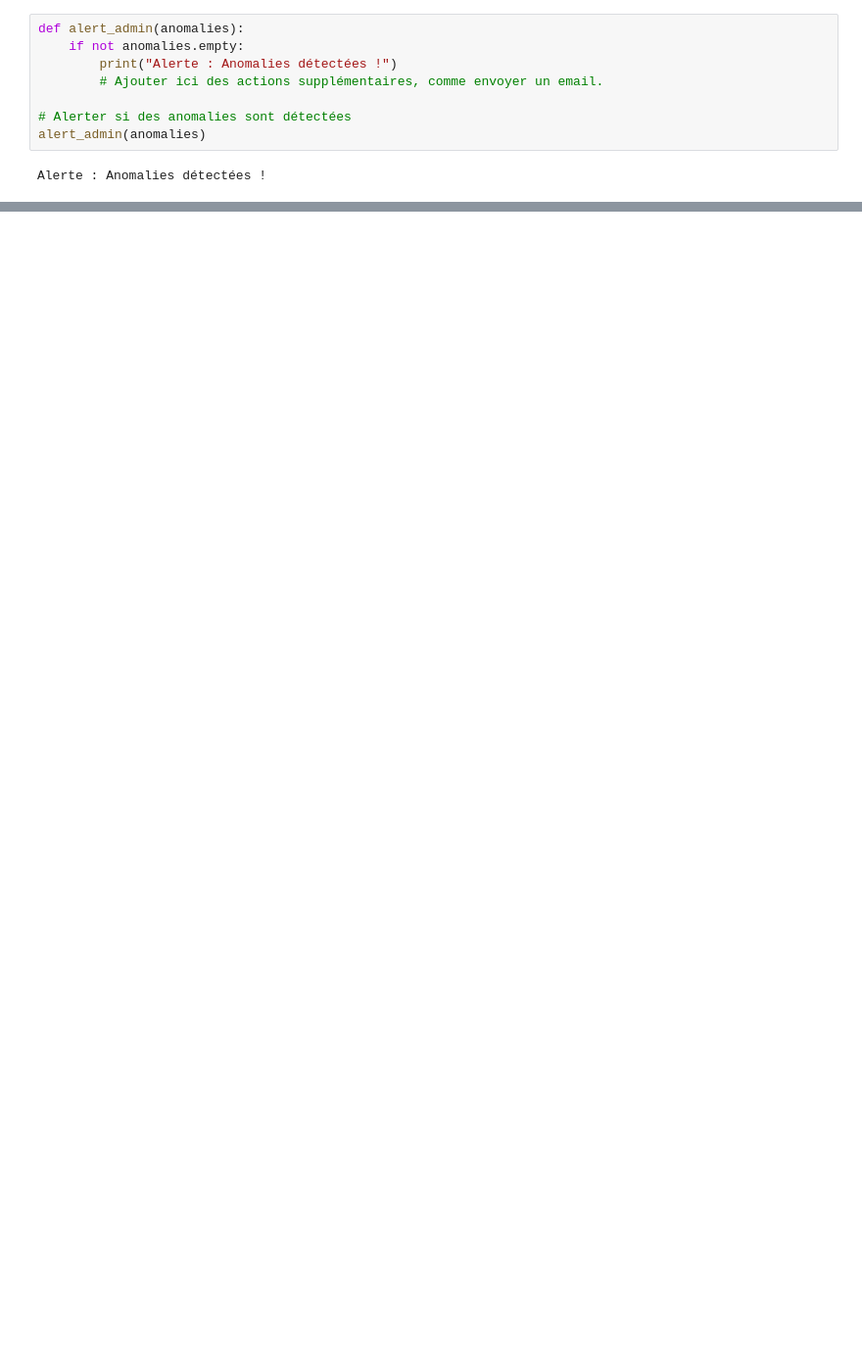
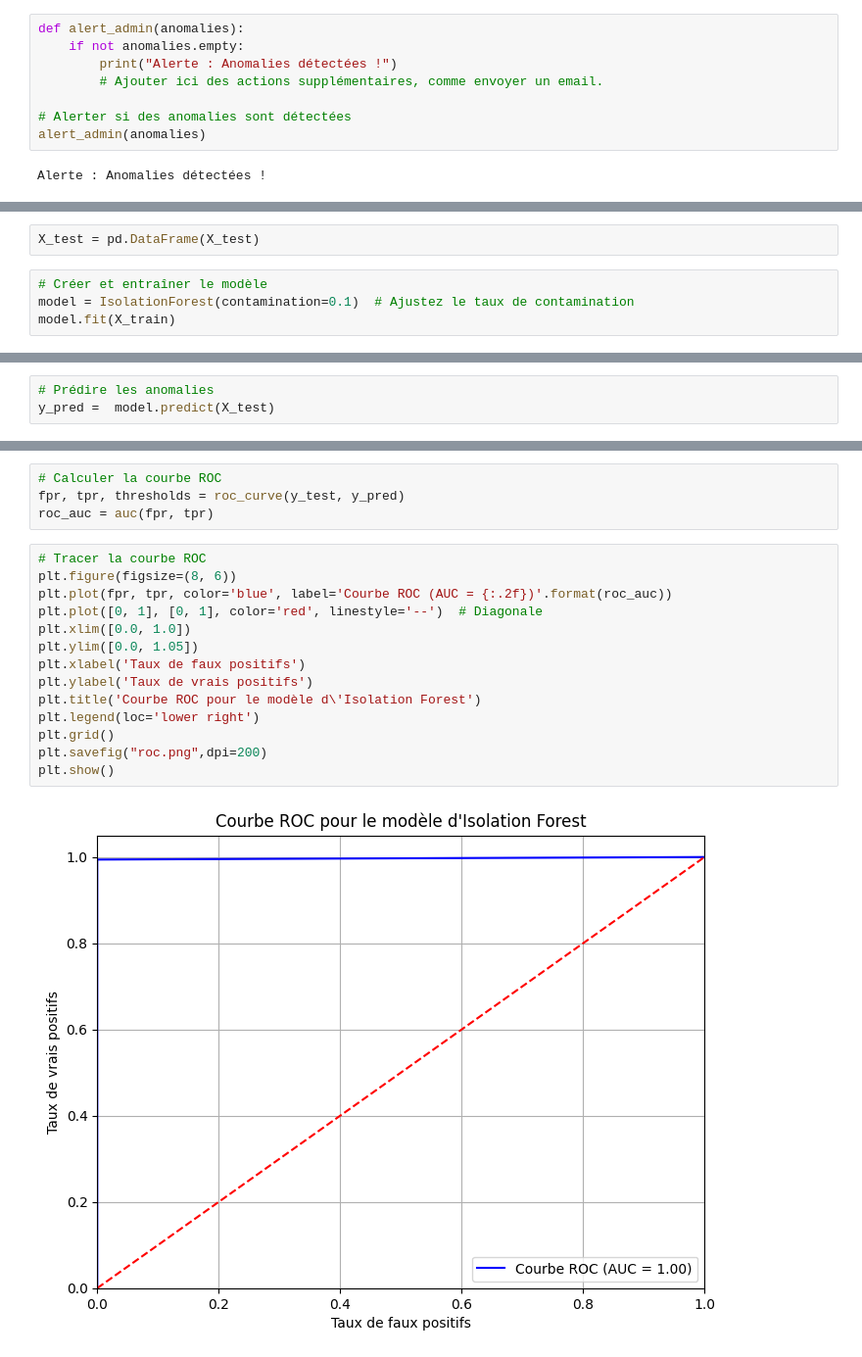
Before and after one commit to Ketsiamwanza/detection-anomalie, a Jupyter notebook: Untitled.ipynb, the cells around one changed output, grey strips where cells are left out. Shown at 98% size. Drawn from its saved outputs; the diff is of its cells as text; blank space fills up the shorter version.

```diff
--- a/Untitled.ipynb
+++ b/Untitled.ipynb
@@ -199,0 +233,6 @@ Alerte : Anomalies détectées !
+# %%
+X_test = pd.DataFrame(X_test)
+# %%
+# Créer et entraîner le modèle
+model = IsolationForest(contamination=0.1)  # Ajustez le taux de contamination
+model.fit(X_train)
@@ -199,0 +241,3 @@ Alerte : Anomalies détectées !
+# %%
+# Prédire les anomalies
+y_pred =  model.predict(X_test)
@@ -199,0 +260,20 @@ Alerte : Anomalies détectées !
+# %%
+# Calculer la courbe ROC
+fpr, tpr, thresholds = roc_curve(y_test, y_pred)
+roc_auc = auc(fpr, tpr)
+# %%
+# Tracer la courbe ROC
+plt.figure(figsize=(8, 6))
+plt.plot(fpr, tpr, color='blue', label='Courbe ROC (AUC = {:.2f})'.format(roc_auc))
+plt.plot([0, 1], [0, 1], color='red', linestyle='--')  # Diagonale
+plt.xlim([0.0, 1.0])
+plt.ylim([0.0, 1.05])
+plt.xlabel('Taux de faux positifs')
+plt.ylabel('Taux de vrais positifs')
+plt.title('Courbe ROC pour le modèle d\'Isolation Forest')
+plt.legend(loc='lower right')
+plt.grid()
+plt.savefig("roc.png",dpi=200)
+plt.show()
+# %% [output]
+[figure, added]
```
Also changed, not shown: parts of 21 cells of this notebook, 6 other files.
